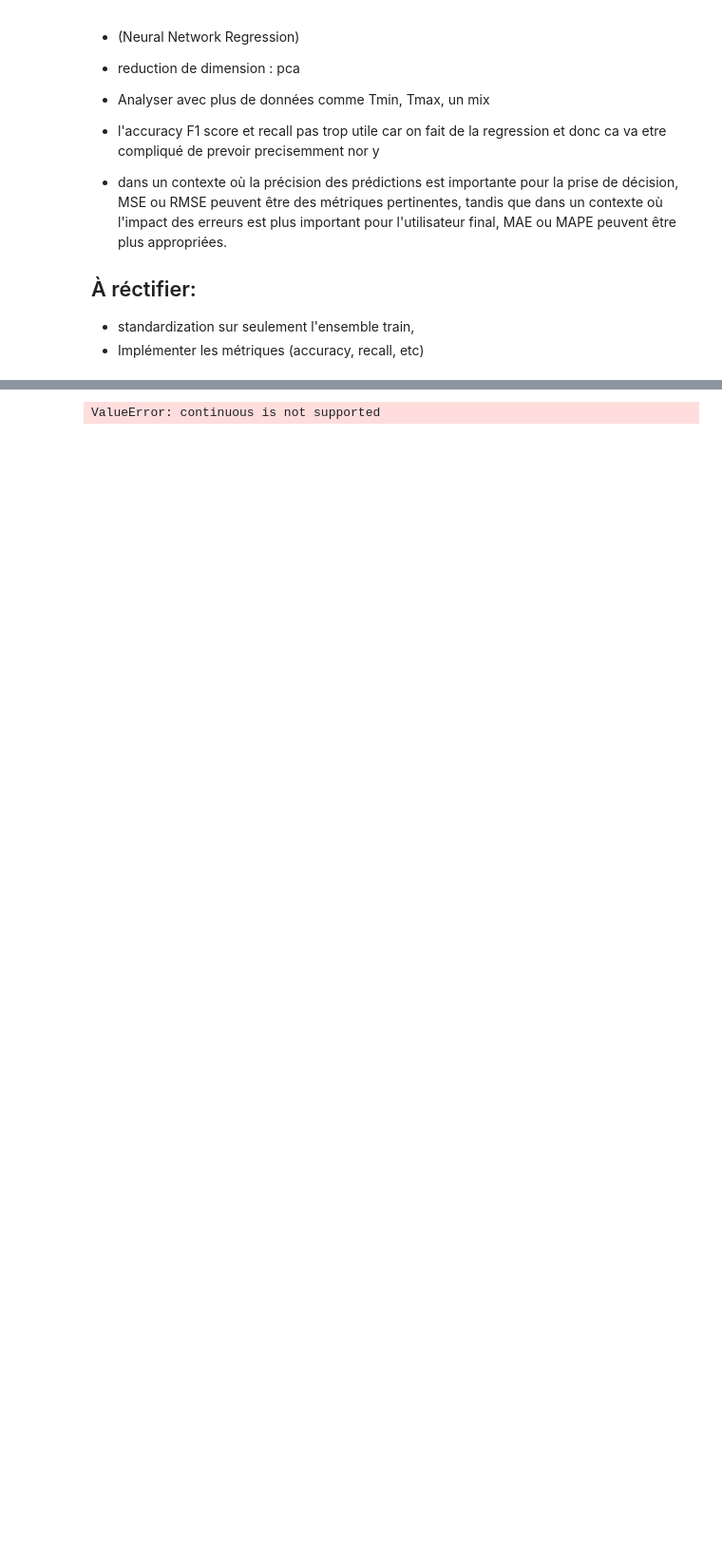
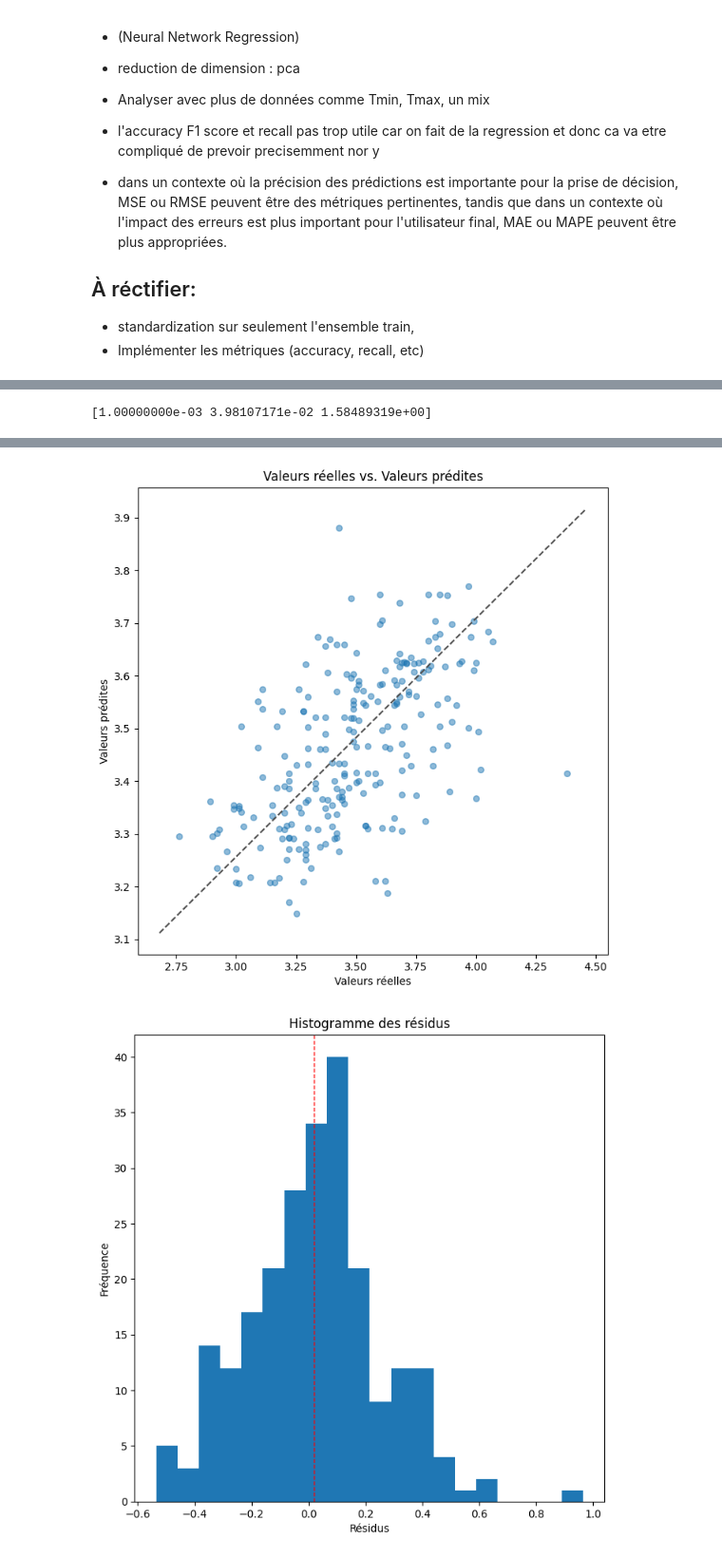
Before and after one commit to ameliemelo/projet_wine, a Jupyter notebook: amelie.ipynb, the cells around one changed output, grey strips where cells are left out. Shown at 95% size. Cells and saved outputs as stored; diff of their text form; code cells hidden in the pictures; blank space fills up the shorter version.

```diff
--- a/amelie.ipynb
+++ b/amelie.ipynb
@@ -329,0 +396,17 @@ print(f"  Standard deviation : {std_error:.2f}")
+# %%
+def plot_residuals(y_true, y_pred):
+    """
+    Trace un histogramme des résidus.
+    y_true : array de shape (n_samples,)
+        Les vraies valeurs de la variable cible.
+    y_pred : array de shape (n_samples,)
+        Les valeurs prédites de la variable cible.
+    """
+    residuals = y_true - y_pred
+    fig, ax = plt.subplots(figsize=(8, 8))
+    ax.hist(residuals, bins=20)
+    ax.set_xlabel('Résidus')
+    ax.set_ylabel('Fréquence')
+    ax.set_title('Histogramme des résidus')
+    ax.axvline(np.mean(residuals), color='red', linestyle='dashed', linewidth=1)
+    plt.show()
@@ -348,19 +443,24 @@ from sklearn.model_selection import GridSearchCV
 from sklearn.metrics import accuracy_score
 # %%
 c_values = np.logspace(-3, .2, num=3)
+print(c_values)
+# %% [output]
+[1.00000000e-03 3.98107171e-02 1.58489319e+00]
 # %%
 param_grid = {'C': c_values,
               'epsilon': [0.01, 0.1, 1]}
 grid = GridSearchCV(SVR(kernel='linear'), param_grid=param_grid, cv=5)
 
 grid.fit(X_train, y_train.values.ravel())
+y_pred = grid.predict(X_test)
+y_true = y_test.values.ravel()
+mse = np.mean((y_true- y_pred) ** 2)
+rmse = np.sqrt(mse)
 
+print("RMSE", rmse)
+print("MSE", mse)
 print("Best hyperparameters: ", grid.best_params_)
 print("Cross-validation score: ", grid.best_score_)
-# faire des prédictions sur les données de test
-y_pred = grid.predict(X_test)
-
-# calculer l'accuracy sur les données de test
-accuracy = accuracy_score(y_test, y_pred)
-print("Accuracy : ", accuracy)
+plot_true_vs_predicted(y_true, y_pred)
+plot_residuals(y_true, y_pred)
 # %% [output]
@@ -369 +471,2 @@ Cross-validation score:  0.2517434390994765
-ValueError: continuous is not supported
+[figure, added]
+[figure, added]
```
Also changed, not shown: parts of 20 cells of this notebook.
